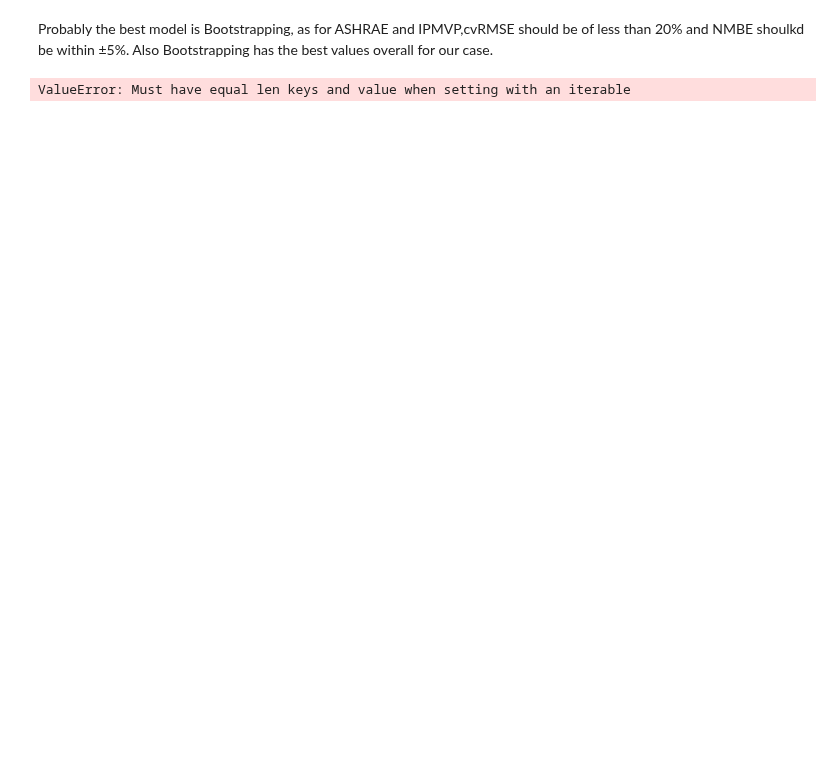
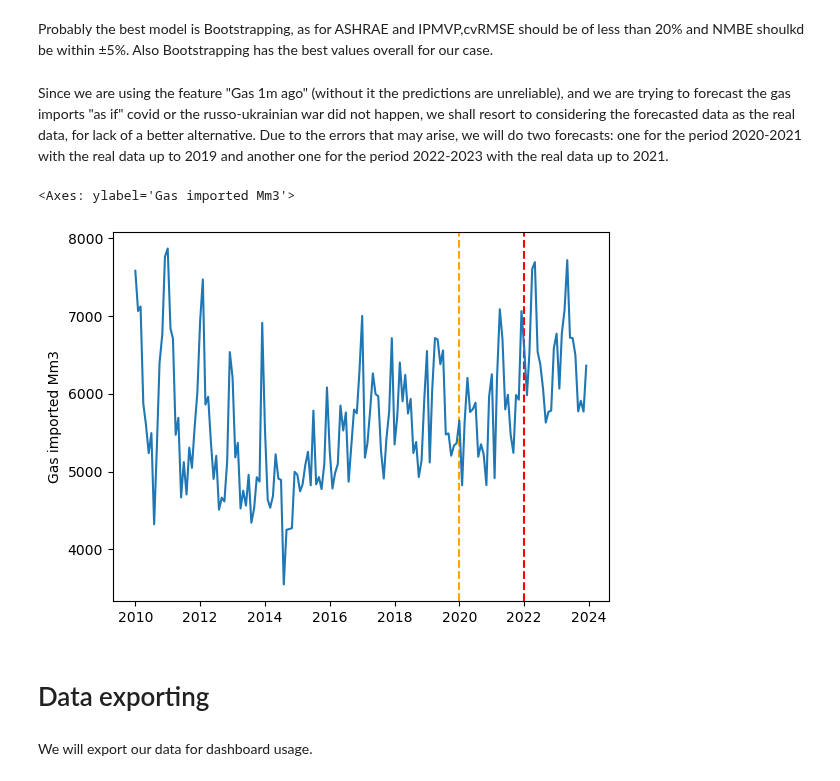
Before and after one commit to gaya22/Project_3_SEne, a Jupyter notebook: 04a_regression_imports.ipynb, the cells around one changed output. Saved outputs shown, nothing was run; the diff lists cells and outputs as text; code cells hidden in the pictures; blank space fills up the shorter version.

```diff
--- a/04a_regression_imports.ipynb
+++ b/04a_regression_imports.ipynb
@@ -485,27 +482,19 @@ Bootstrapping      0.04%
 # %% [markdown]
 Probably the best model is Bootstrapping, as for ASHRAE and IPMVP,cvRMSE should be  of less than 20% and NMBE shoulkd be within ±5%. Also Bootstrapping has the best values overall for our case.
+# %% [markdown]
+Since we are using the feature "Gas 1m ago" (without it the predictions are unreliable), and we are trying to forecast the gas imports "as if" covid or the russo-ukrainian war did not happen, we shall resort to considering the forecasted data as the real data, for lack of a better alternative. Due to the errors that may arise, we will do two forecasts: one for the period 2020-2021 with the real data up to 2019 and another one for the period 2022-2023 with the real data up to 2021.
 # %%
-predictions = []
-
-
+predictions1 = []
 
 #questo mette le colonna 'imported gas' come prima colonna
 dfIT.insert(0, 'Gas imported Mm3', dfIT.pop('Gas imported Mm3'))
 
 Y_predicted = dfIT.loc[pd.to_datetime('2020-01-01',format="%Y-%m-%d"),'Gas imported last month Mm3']
 
-for date in pd.date_range(start=pd.to_datetime('2020-01-01',format="%Y-%m-%d"), end=dfIT.index[-1], freq='MS'):
+for date in pd.date_range(start=pd.to_datetime('2020-01-01',format="%Y-%m-%d"), end=pd.to_datetime('2021-12-01',format="%Y-%m-%d"), freq='MS'):
 
     dfIT.loc[date,'Gas imported last month Mm3'] = Y_predicted
     #Take inputs
-    Z=dfIT.loc[date,:].values
-    Y=dfIT["Gas imported Mm3"].values                            #Identifying output Y
-    X=dfIT.drop(columns=["Gas imported Mm3"]).values
-    Y_predicted = BT_mod.predict(X)
-    predictions.append(Y_predicted)
-
-
-plt.plot(Y_predicted)
-plt.show()
+    X=[dfIT.drop(columns=["Gas imported Mm3"]).loc[date,:].values]
+    [Y_predicted] = BT_mod.predict(X)
+    predictions1.append(Y_predicted)
-# %% [output]
-ValueError: Must have equal len keys and value when setting with an iterable
@@ -513,0 +501,28 @@ ValueError: Must have equal len keys and value when setting with an iterable
+# %%
+predictions2 = []
+
+dfIT#
+
+Y_predicted = dfIT.loc[pd.to_datetime('2022-01-01',format="%Y-%m-%d"),'Gas imported last month Mm3']
+
+for date in pd.date_range(start=pd.to_datetime('2022-01-01',format="%Y-%m-%d"), end=pd.to_datetime('2023-12-01',format="%Y-%m-%d"), freq='MS'):
+
+    dfIT.loc[date,'Gas imported last month Mm3'] = Y_predicted
+    #Take inputs
+    X=[dfIT.drop(columns=["Gas imported Mm3"]).loc[date,:].values]
+    [Y_predicted] = BT_mod.predict(X)
+    predictions2.append(Y_predicted)
+# %%
+dfIT.loc[pd.date_range(start=pd.to_datetime('2020-01-01',format="%Y-%m-%d"), end=pd.to_datetime('2021-12-01',format="%Y-%m-%d"), freq='MS'),'Gas imported Mm3'] = predictions1
+dfIT.loc[pd.date_range(start=pd.to_datetime('2022-01-01',format="%Y-%m-%d"), end=pd.to_datetime('2023-12-01',format="%Y-%m-%d"), freq='MS'),'Gas imported Mm3'] = predictions2
+# %%
+plt.axvline(pd.to_datetime('2020-01-01',format="%Y-%m-%d"), 0,8000, color='orange',ls='--')
+plt.axvline(pd.to_datetime('2022-01-01',format="%Y-%m-%d"), 0,8000, color='red',ls='--')
+sb.lineplot(data = dfIT['Gas imported Mm3'])
+# %% [output]
+<Axes: ylabel='Gas imported Mm3'>
+[figure, added]
+# %% [markdown]
+# Data exporting
+# %% [markdown]
+We will export our data for dashboard usage.
```
Also changed, not shown: parts of 20 cells of this notebook, 2 other files.
